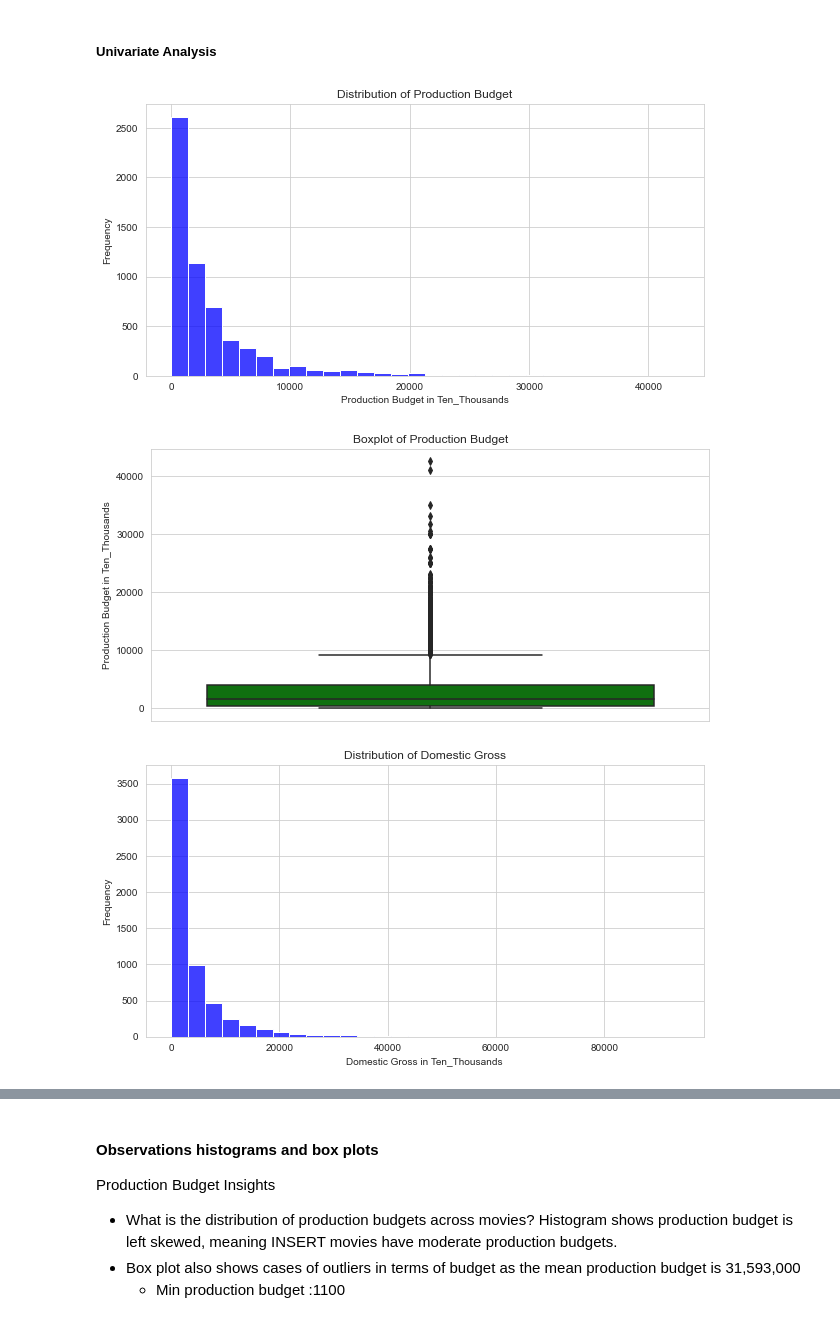
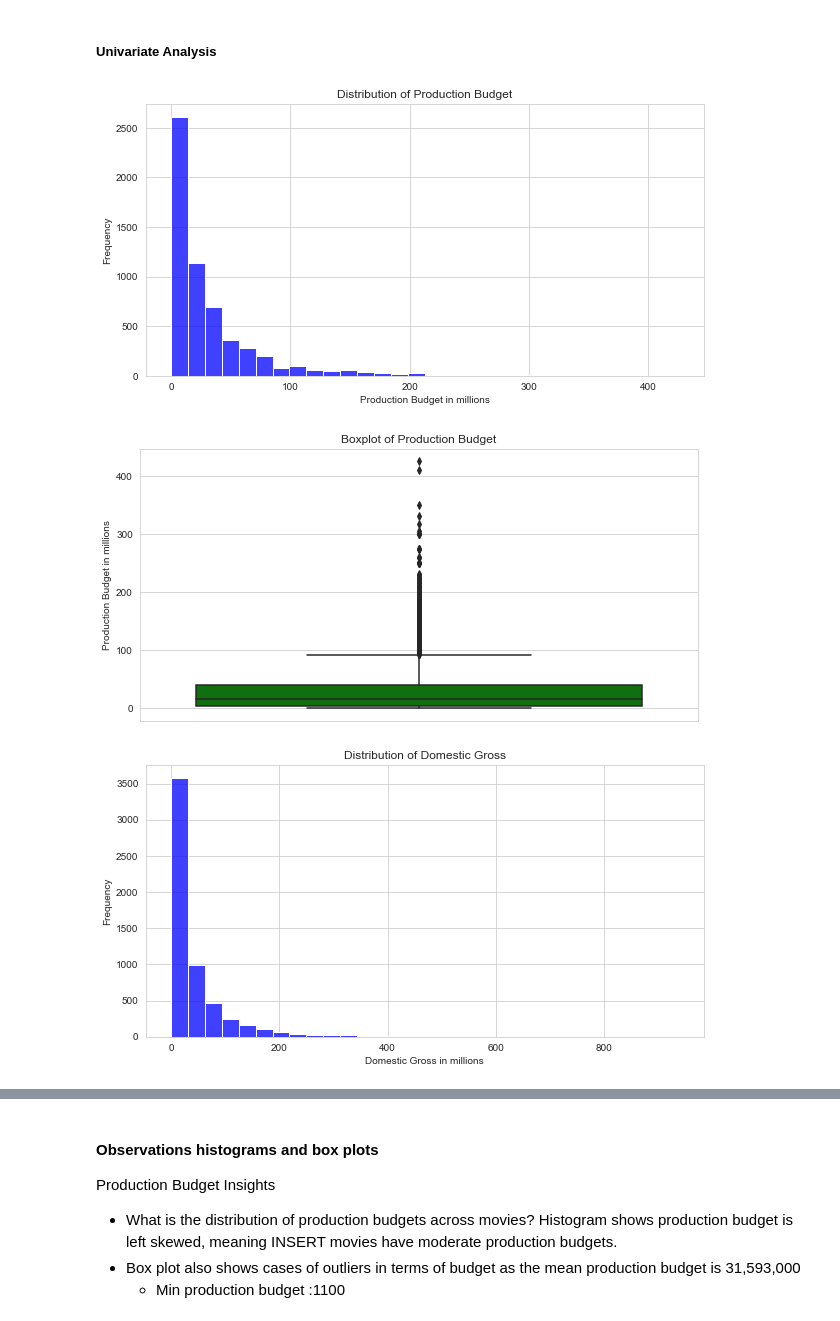
Before and after one commit to Otim135/group3-phase2-project, a Jupyter notebook: ipynbs/Ketty.ipynb, the cells around one changed output, grey strips where cells are left out. Cells and saved outputs as stored; diff of their text form; code cells hidden in the pictures.

```diff
--- a/ipynbs/Ketty.ipynb
+++ b/ipynbs/Ketty.ipynb
@@ -397,32 +397,32 @@ memory usage: 361.3+ KB
 # %%
 # Function to plot distribution and boxplot for any given column in the dataset
 def plot_column_distribution(df, column_name, bin_size=30, figsize=(10, 5)):
-    # Creating a copy of dataframe is copied and we add 'ten_thousands' version for readability
+    # Creating a copy of dataframe is copied and we add 'millions' version for readability
     df = df.copy()
-    df.loc[:,f'{column_name}_ten_thousands'] = df[column_name] / 10000  # Convert to ten- thousands for readability
+    df.loc[:,f'{column_name}_millions'] = df[column_name] / 1000000  # Convert to millions for readability
 
     # Plotting the histogram
     plt.figure(figsize=figsize)
-    sns.histplot(df[f'{column_name}_ten_thousands'], bins=bin_size, kde=False, color='blue')
+    sns.histplot(df[f'{column_name}_millions'], bins=bin_size, kde=False, color='blue')
     plt.title(f'Distribution of {column_name.replace("_", " ").title()}')
-    plt.xlabel(f'{column_name.replace("_", " ").title()} in Ten_Thousands')
+    plt.xlabel(f'{column_name.replace("_", " ").title()} in millions')
     plt.ylabel('Frequency')
     plt.show()
 
     # Plotting the boxplot for outliers
     plt.figure(figsize=figsize)
-    sns.boxplot(y=df[f'{column_name}_ten_thousands'], color='green')
+    sns.boxplot(y=df[f'{column_name}_millions'], color='green')
     plt.title(f'Boxplot of {column_name.replace("_", " ").title()}')
-    plt.ylabel(f'{column_name.replace("_", " ").title()} in Ten_Thousands')
+    plt.ylabel(f'{column_name.replace("_", " ").title()} in millions')
     plt.show()
 
 # usage of the function with final_df for multiple columns:
 columns_to_plot = ['production_budget', 'domestic_gross','foreign_gross' ,'worldwide_gross']
 
 # Loop through the columns and plot each one
 for column in columns_to_plot:
     plot_column_distribution(final_df, column, bin_size=30, figsize=(10, 5))
 # %% [output]
-[figure, old version]
+[figure, new version]
-[figure, old version]
+[figure, new version]
-[figure, old version]
+[figure, new version]
```
Also changed, not shown: parts of 5 cells of this notebook.
